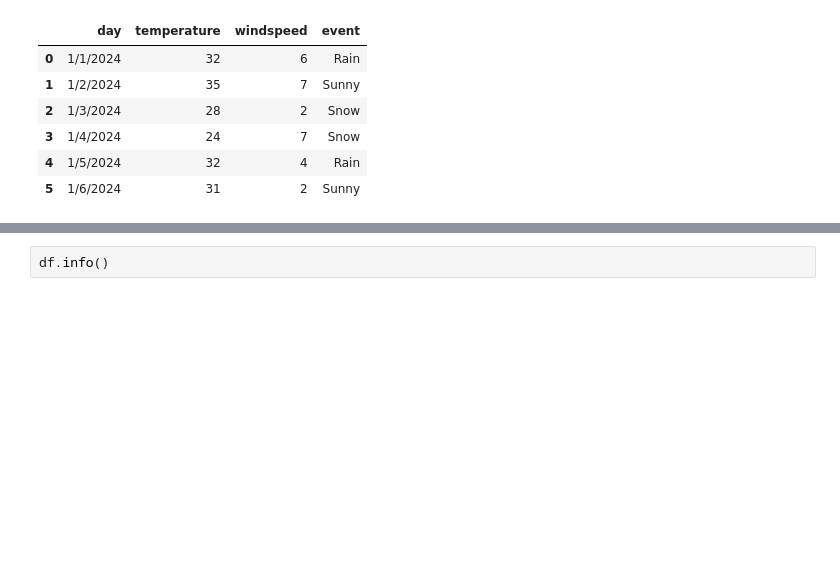
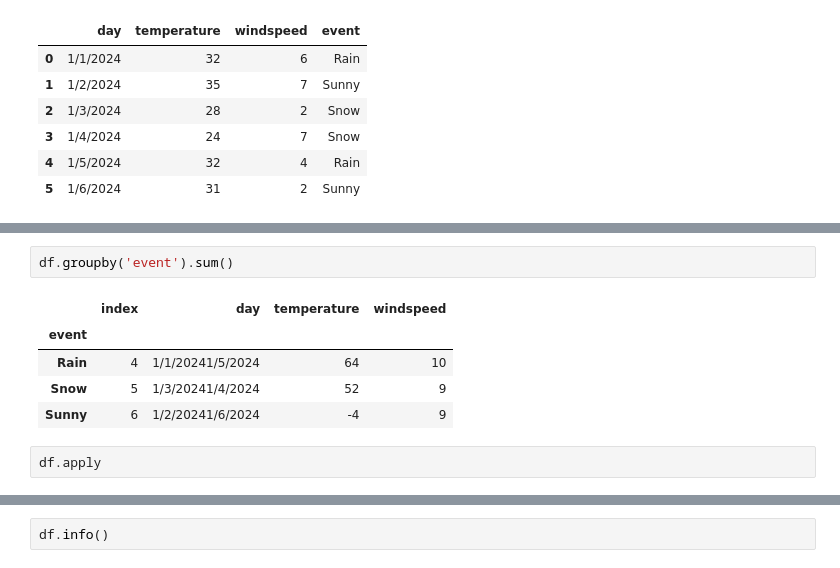
Before and after one commit to yaramostafa/Headway_Tasks, a Jupyter notebook: Python/Practicing.ipynb, the cells around one changed output, grey strips where cells are left out. Cells and saved outputs as stored; diff of their text form; blank space fills up the shorter version.

```diff
--- a/Python/Practicing.ipynb
+++ b/Python/Practicing.ipynb
@@ -696,6 +707,16 @@ df['temperature']
 4    32
 5    31
 Name: temperature, dtype: int64
+# %%
+df.groupby('event').sum()
+# %% [output]
+|  | index | day | temperature | windspeed |
+| event |  |  |  |  |
+| Rain | 4 | 1/1/20241/5/2024 | 64 | 10 |
+| Snow | 5 | 1/3/20241/4/2024 | 52 | 9 |
+| Sunny | 6 | 1/2/20241/6/2024 | -4 | 9 |
+# %%
+df.apply
 # %%
 df['temperature'].mean()
 # %% [output]
```
Also changed, not shown: parts of 23 cells of this notebook, 2 other files.
